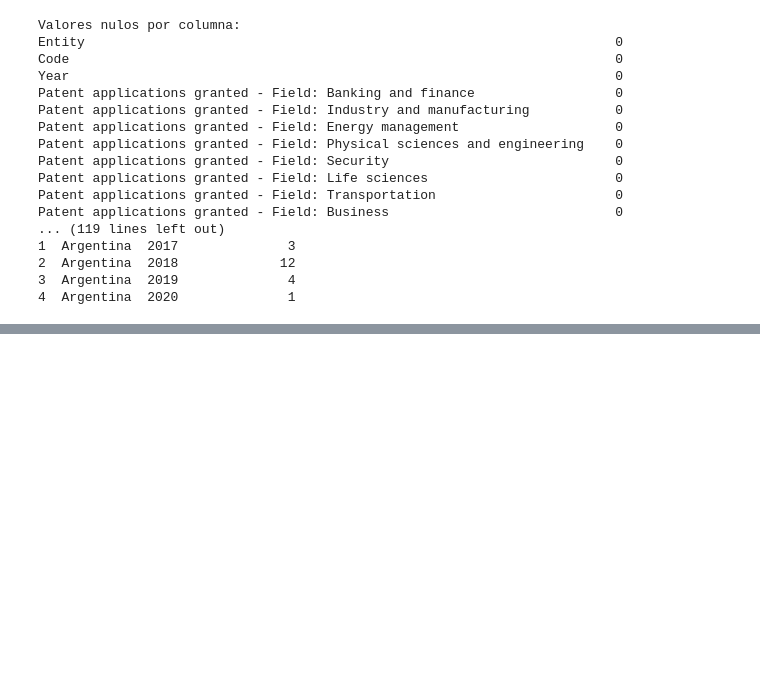
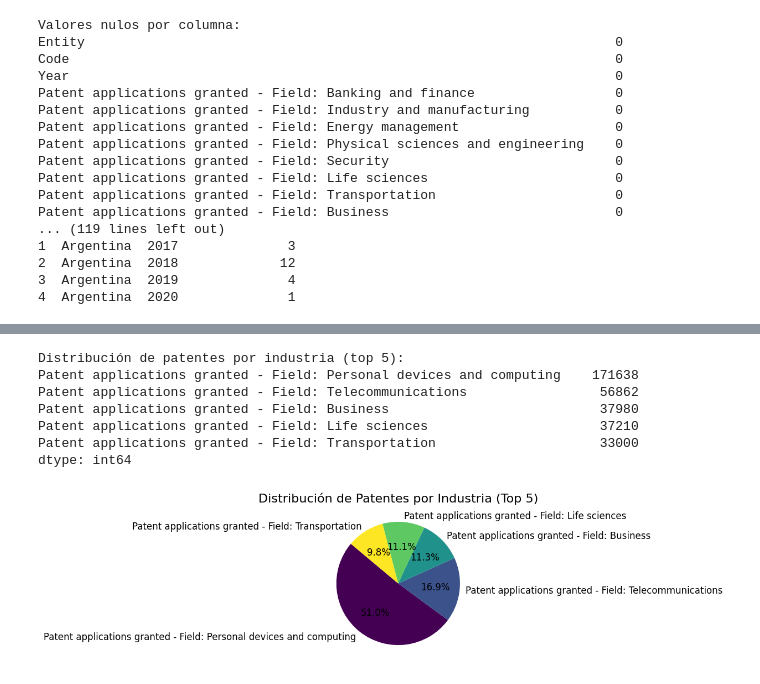
Before and after one commit to adrianalessandro/proyecto_csdatos, a Jupyter notebook: nico.ipynb, the cells around one changed output, grey strips where cells are left out. Saved outputs shown, nothing was run; the diff lists cells and outputs as text; code cells hidden in the pictures; blank space fills up the shorter version.

```diff
--- a/nico.ipynb
+++ b/nico.ipynb
@@ -627,0 +793,20 @@ Name: Patent applications granted - Field: Banking and finance, dtype: int64
+# %%
+# Mostrar las principales industrias y sus totales
+print("\nDistribución de patentes por industria (top 5):")
+print(industry_summary.head(5))
+
+plt.figure(figsize=(10, 8))
+industry_summary.head(5).plot(kind='pie', autopct='%1.1f%%', startangle=140, colormap='viridis', fontsize=12)
+plt.title('Distribución de Patentes por Industria (Top 5)', fontsize=16)
+plt.ylabel('')
+plt.tight_layout()
+plt.show()
+# %% [output]
+Distribución de patentes por industria (top 5):
+Patent applications granted - Field: Personal devices and computing    171638
+Patent applications granted - Field: Telecommunications                 56862
+Patent applications granted - Field: Business                           37980
+Patent applications granted - Field: Life sciences                      37210
+Patent applications granted - Field: Transportation                     33000
+dtype: int64
+[figure, added]
```
Also changed, not shown: parts of 15 cells of this notebook.
